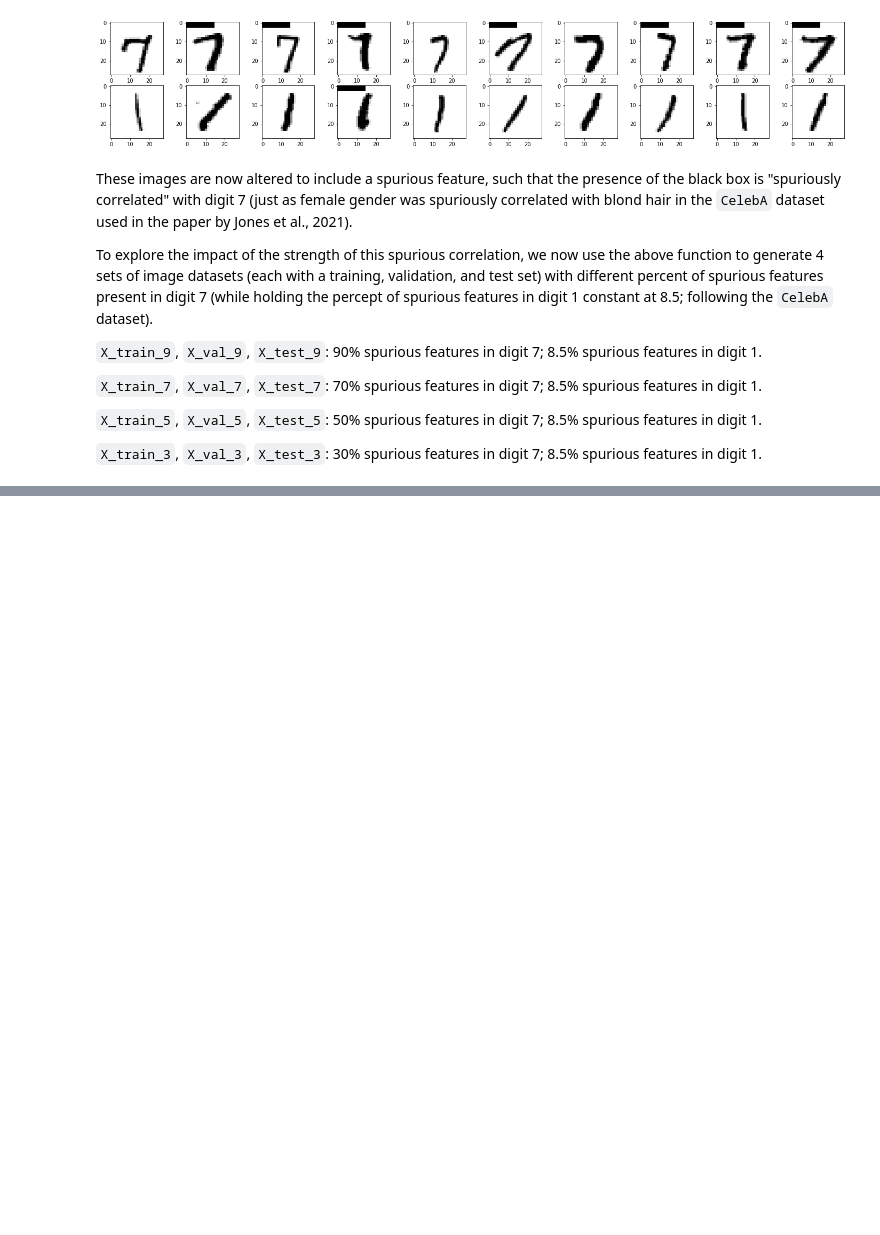
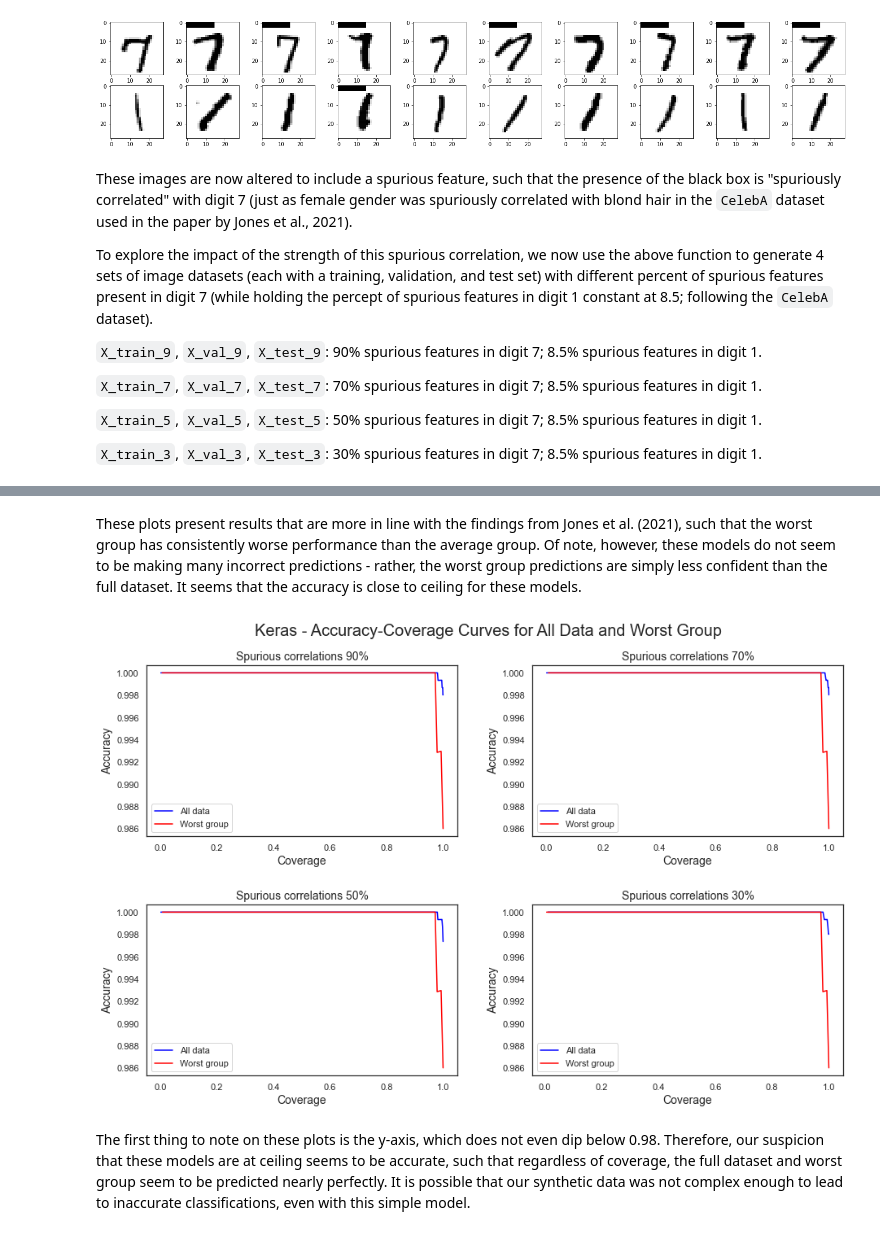
Before and after one commit to JWatsonDaniels/am207-2021, a Jupyter notebook: selective_classification.ipynb, the cells around one changed output, grey strips where cells are left out. Drawn from its saved outputs; the diff is of its cells as text; code cells hidden in the pictures; blank space fills up the shorter version.

```diff
--- a/selective_classification.ipynb
+++ b/selective_classification.ipynb
@@ -1070 +986,66 @@ plot_coverage(full_coverage = full_coverage_3,
+# %% [markdown]
+These plots present results that are more in line with the findings from Jones et al. (2021), such that the worst group has consistently worse performance than the average group. Of note, however, these models do not seem to be making many incorrect predictions - rather, the worst group predictions are simply less confident than the full dataset. It seems that the accuracy is close to ceiling for these models.
+# %%
+with warnings.catch_warnings():
+    warnings.simplefilter("ignore")
+    fxn()
+    sns.set_style('white')
+    fig, ax = plt.subplots(2, 2, figsize = (14, 9))
+    fig.tight_layout(pad = 5)
+
+    tau = np.linspace(0, 4, 100)
+    full_coverage_9 = [coverage(np.array(confidence_keras_9), t) for t in tau]
+    full_accuracy_9 = [accuracy(np.array(confidence_keras_9), t) for t in tau]
+    worst_coverage_9 = [coverage(np.array(confidence_keras_9)[worst_group], t) for t in tau]
+    worst_accuracy_9 = [accuracy(np.array(confidence_keras_9)[worst_group], t) for t in tau]
+
+    full_coverage_7 = [coverage(np.array(confidence_keras_7), t) for t in tau]
+    full_accuracy_7 = [accuracy(np.array(confidence_keras_7), t) for t in tau]
+    worst_coverage_7 = [coverage(np.array(confidence_keras_7)[worst_group], t) for t in tau]
+    worst_accuracy_7 = [accuracy(np.array(confidence_keras_7)[worst_group], t) for t in tau]
+
+    full_coverage_5 = [coverage(np.array(confidence_keras_5), t) for t in tau]
+    full_accuracy_5 = [accuracy(np.array(confidence_keras_5), t) for t in tau]
+    worst_coverage_5 = [coverage(np.array(confidence_keras_5)[worst_group], t) for t in tau]
+    worst_accuracy_5 = [accuracy(np.array(confidence_keras_5)[worst_group], t) for t in tau]
+
+    full_coverage_3 = [coverage(np.array(confidence_keras_3), t) for t in tau]
+    full_accuracy_3 = [accuracy(np.array(confidence_keras_3), t) for t in tau]
+    worst_coverage_3 = [coverage(np.array(confidence_keras_3)[worst_group], t) for t in tau]
+    worst_accuracy_3 = [accuracy(np.array(confidence_keras_3)[worst_group], t) for t in tau]
+
+    ax[0,0].plot(full_coverage_9, full_accuracy_9, label = 'All data', color = 'blue')
+    ax[0,0].plot(worst_coverage_9, worst_accuracy_9, label = 'Worst group', color = 'red')
+    ax[0,0].set_xlabel('Coverage', fontsize = 14)
+    ax[0,0].set_ylabel('Accuracy', fontsize = 14)
+    ax[0,0].set_title("Spurious correlations {}%".format(90), fontsize = 14)
+    ax[0,0].legend()
+
+    ax[0,1].plot(full_coverage_7, full_accuracy_7, label = 'All data', color = 'blue')
+    ax[0,1].plot(worst_coverage_7, worst_accuracy_7, label = 'Worst group', color = 'red')
+    ax[0,1].set_xlabel('Coverage', fontsize = 14)
+    ax[0,1].set_ylabel('Accuracy', fontsize = 14)
+    ax[0,1].set_title("Spurious correlations {}%".format(70), fontsize = 14)
+    ax[0,1].legend()
+
+    ax[1,0].plot(full_coverage_5, full_accuracy_5, label = 'All data', color = 'blue')
+    ax[1,0].plot(worst_coverage_5, worst_accuracy_5, label = 'Worst group', color = 'red')
+    ax[1,0].set_xlabel('Coverage', fontsize = 14)
+    ax[1,0].set_ylabel('Accuracy', fontsize = 14)
+    ax[1,0].set_title("Spurious correlations {}%".format(50), fontsize = 14)
+    ax[1,0].legend()
+
+    ax[1,1].plot(full_coverage_3, full_accuracy_3, label = 'All data', color = 'blue')
+    ax[1,1].plot(worst_coverage_3, worst_accuracy_3, label = 'Worst group', color = 'red')
+    ax[1,1].set_xlabel('Coverage', fontsize = 14)
+    ax[1,1].set_ylabel('Accuracy', fontsize = 14)
+    ax[1,1].set_title("Spurious correlations {}%".format(30), fontsize = 14)
+    ax[1,1].legend()
+
+    fig.suptitle('Keras - Accuracy-Coverage Curves for All Data and Worst Group', fontsize=20)
+    plt.show()
+# %% [output]
+[figure, added]
+# %% [markdown]
+The first thing to note on these plots is the y-axis, which does not even dip below 0.98. Therefore, our suspicion that these models are at ceiling seems to be accurate, such that regardless of coverage, the full dataset and worst group seem to be predicted nearly perfectly. It is possible that our synthetic data was not complex enough to lead to inaccurate classifications, even with this simple model.
 # %% [markdown]
```
Also changed, not shown: parts of 37 cells of this notebook, 4 other files.
